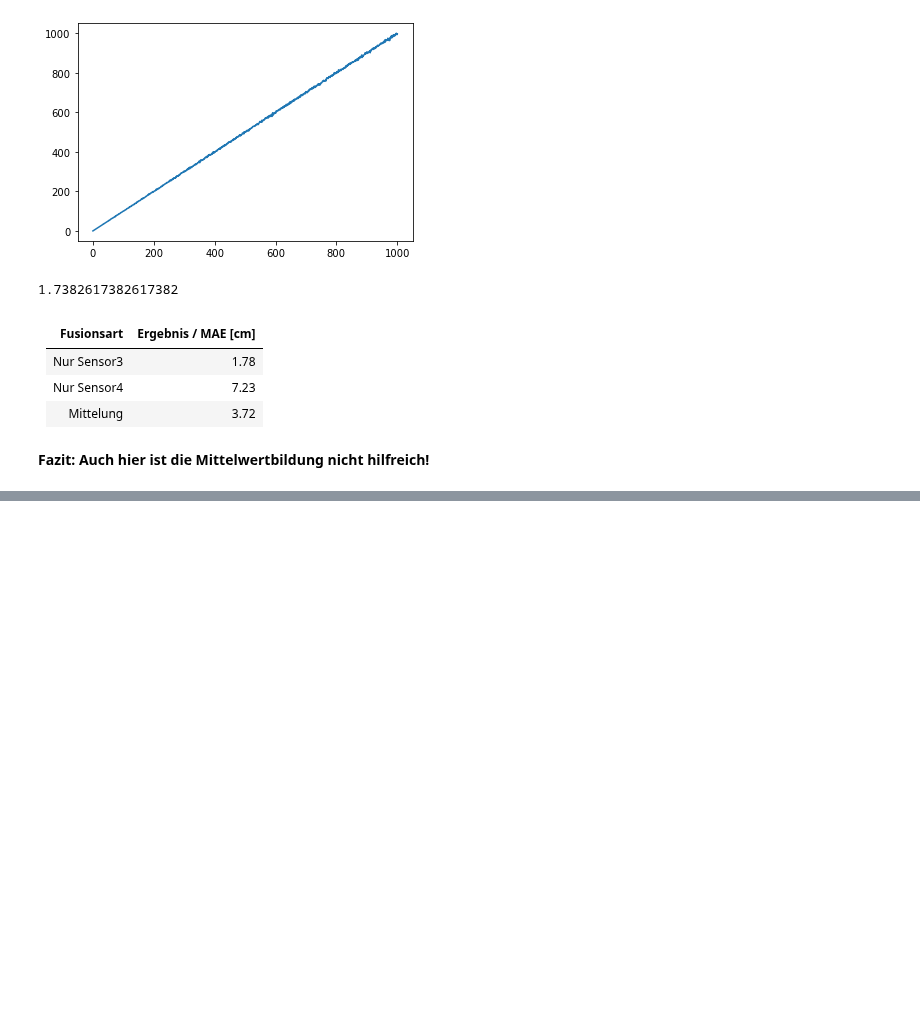
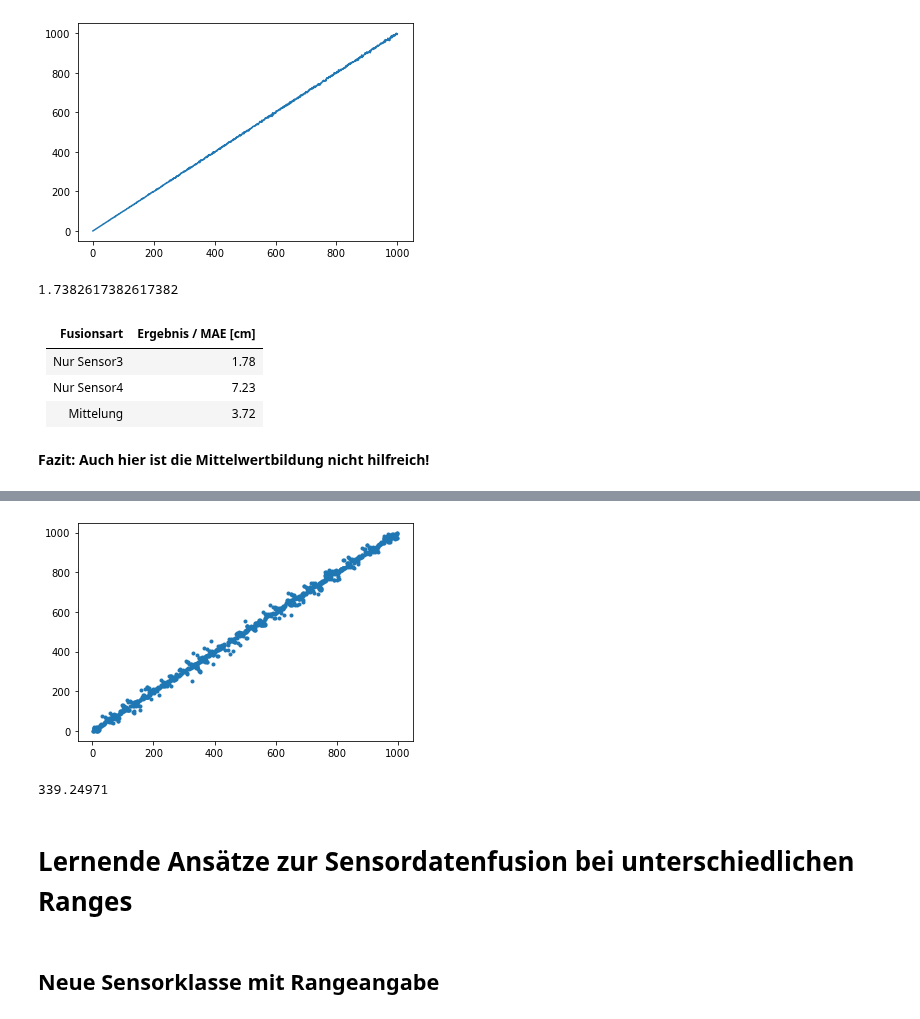
Before and after one commit to juebrauer/central, a Jupyter notebook: 003_distance_sensor_data_fusion/distance_sensor_data_fusion_live.ipynb, the cells around one changed output, grey strips where cells are left out. Saved outputs shown, nothing was run; the diff lists cells and outputs as text; code cells hidden in the pictures; blank space fills up the shorter version.

```diff
--- a/003_distance_sensor_data_fusion/distance_sensor_data_fusion_live.ipynb
+++ b/003_distance_sensor_data_fusion/distance_sensor_data_fusion_live.ipynb
@@ -529,0 +609,12 @@ MAE(gw, fusions_ergebnisse)
+# %%
+NR_EXAMPLE_DATA = 5000
+X = numpy.zeros( (NR_EXAMPLE_DATA,2) )
+Y = numpy.zeros( (NR_EXAMPLE_DATA,1) )
+
+for run in range(0,NR_EXAMPLE_DATA):
+    e = numpy.random.randint(low=0, high=1000)
+    sensorwert_s5 = s5.get_sensorwert(e)
+    sensorwert_s6 = s6.get_sensorwert(e)
+
+    X[run,:] = numpy.array( [sensorwert_s5, sensorwert_s6] )
+    Y[run,:] = e
@@ -529,0 +639,4 @@ MAE(gw, fusions_ergebnisse)
+# %%
+from sklearn.model_selection import train_test_split
+
+x_train, x_test, y_train, y_test = train_test_split(X, Y, test_size=0.2)
@@ -529,0 +671,9 @@ MAE(gw, fusions_ergebnisse)
+# %%
+from sklearn.neighbors import KNeighborsRegressor
+model = KNeighborsRegressor(n_neighbors=3, weights="uniform")
+
+
+#from sklearn import tree
+#model = tree.DecisionTreeRegressor()
+
+model = model.fit(x_train, y_train)
@@ -529,0 +715,2 @@ MAE(gw, fusions_ergebnisse)
+# %%
+preds = model.predict( x_test )
@@ -529,0 +743,9 @@ MAE(gw, fusions_ergebnisse)
+# %%
+plt.scatter(y_test, preds, marker=".")
+plt.show()
+# %% [output]
+[figure, added]
+# %%
+MAE(y_test, preds)
+# %% [output]
+339.24971
@@ -529,0 +754,4 @@ MAE(gw, fusions_ergebnisse)
+# %% [markdown]
+# Lernende Ansätze zur Sensordatenfusion bei unterschiedlichen Ranges
+# %% [markdown]
+## Neue Sensorklasse mit Rangeangabe
```
Also changed, not shown: parts of 45 cells of this notebook.
